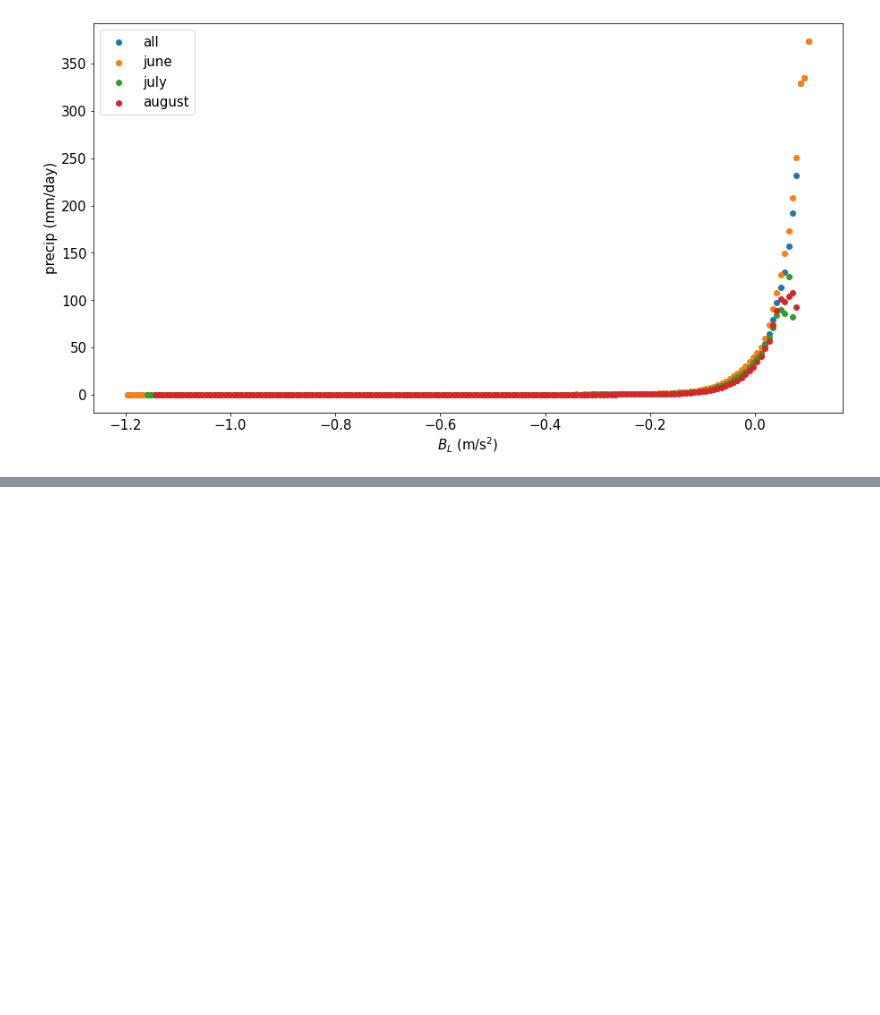
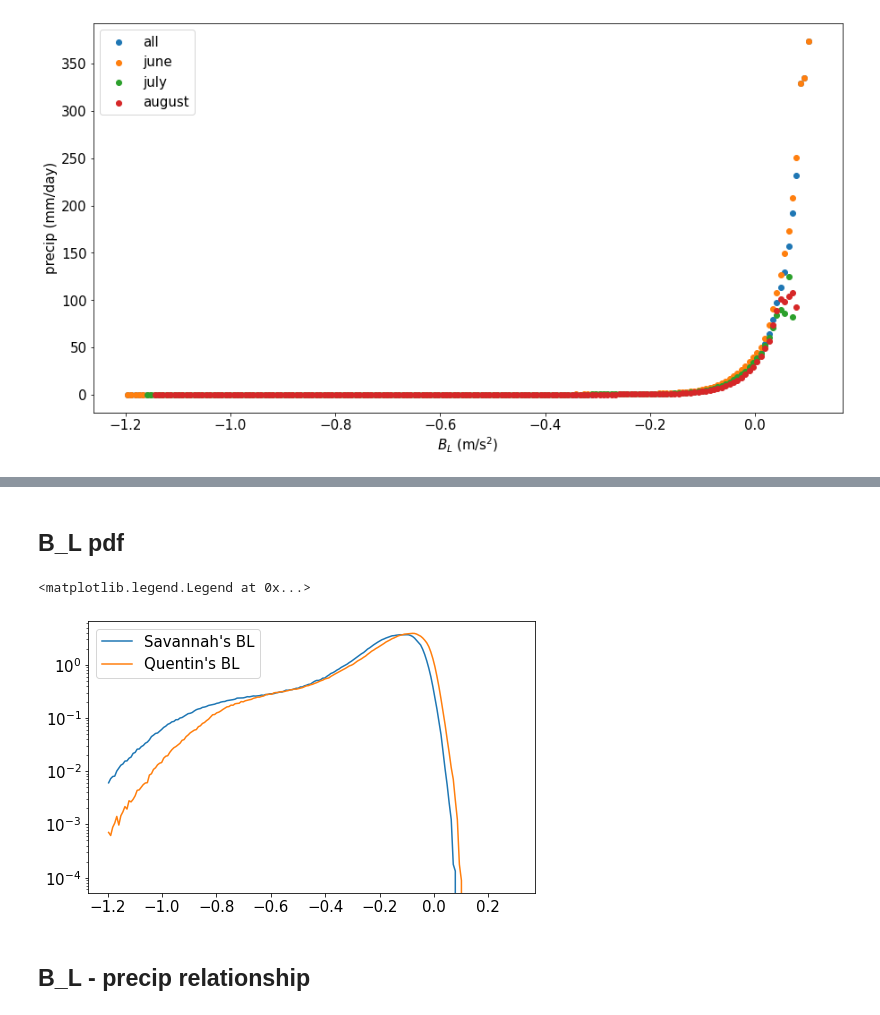
Before and after one commit to qnicolas/orographicPrecipitation, a Jupyter notebook: observationsAndERA5/ghatsPrecipBLrelation.ipynb, the cells around one changed output, grey strips where cells are left out. Saved outputs shown, nothing was run; the diff lists cells and outputs as text; code cells hidden in the pictures; blank space fills up the shorter version.

```diff
--- a/observationsAndERA5/ghatsPrecipBLrelation.ipynb
+++ b/observationsAndERA5/ghatsPrecipBLrelation.ipynb
@@ -116,0 +167,34 @@ with warnings.catch_warnings():
+# %%
+#convert back to xarray.DataArray
+xr_structure = t**0
+thetae_xr = np.array(thetae/units.K)*xr_structure
+thetaes_xr = np.array(thetaes/units.K)*xr_structure
+# %%
+thetaeb = thetae_xr.where(thetae_xr.level>850,drop=True).mean('level')
+thetael = thetae_xr.where((thetae_xr.level>=500)&(thetae_xr.level<=850),drop=True).mean('level')
+thetaesl = thetaes_xr.where((thetae_xr.level>=500)&(thetaes_xr.level<=850),drop=True).mean('level')
+# %%
+g=9.81
+wb = 0.52
+wl = 1-wb
+capel   = (thetaeb-thetaesl)/thetaesl
+subsatl = (thetaesl-thetael)/thetaesl
+bl_june_s = g*((wb*capel)-(wl*subsatl))
+# %%
+## Quentin's B_L
+bl_june_q = Ghats.vars['BLDEEP_DAILY'].sel(time = Ghats.vars['BLDEEP_DAILY']['time.month']==6)
+# %% [markdown]
+## B_L pdf
+# %%
+bl_bins = np.linspace(-1.2,0.3,201)
+bl_bin_centers = (bl_bins[1:]+bl_bins[:-1])/2
+_,ax=plt.subplots(1,1,figsize=(8,5))
+ax.plot(bl_bin_centers,np.histogram(bl_june_s,bl_bins,density=True)[0],label="Savannah's BL")
+ax.plot(bl_bin_centers,np.histogram(bl_june_q,bl_bins,density=True)[0],label="Quentin's BL")
+ax.set_yscale('log')
+ax.legend()
+# %% [output]
+<matplotlib.legend.Legend at 0x...>
+[figure, added]
+# %% [markdown]
+## B_L - precip relationship
```
Also changed, not shown: parts of 19 cells of this notebook, 2 other files.
